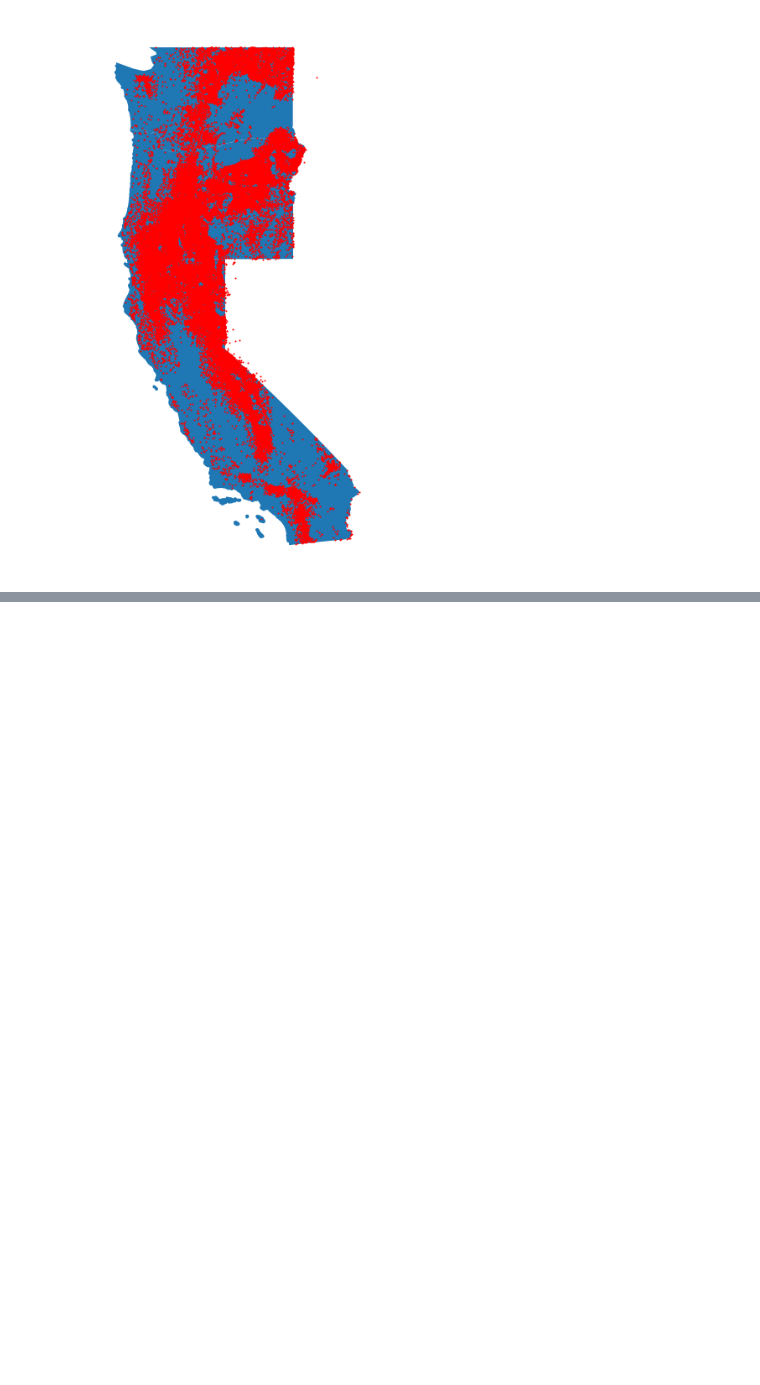
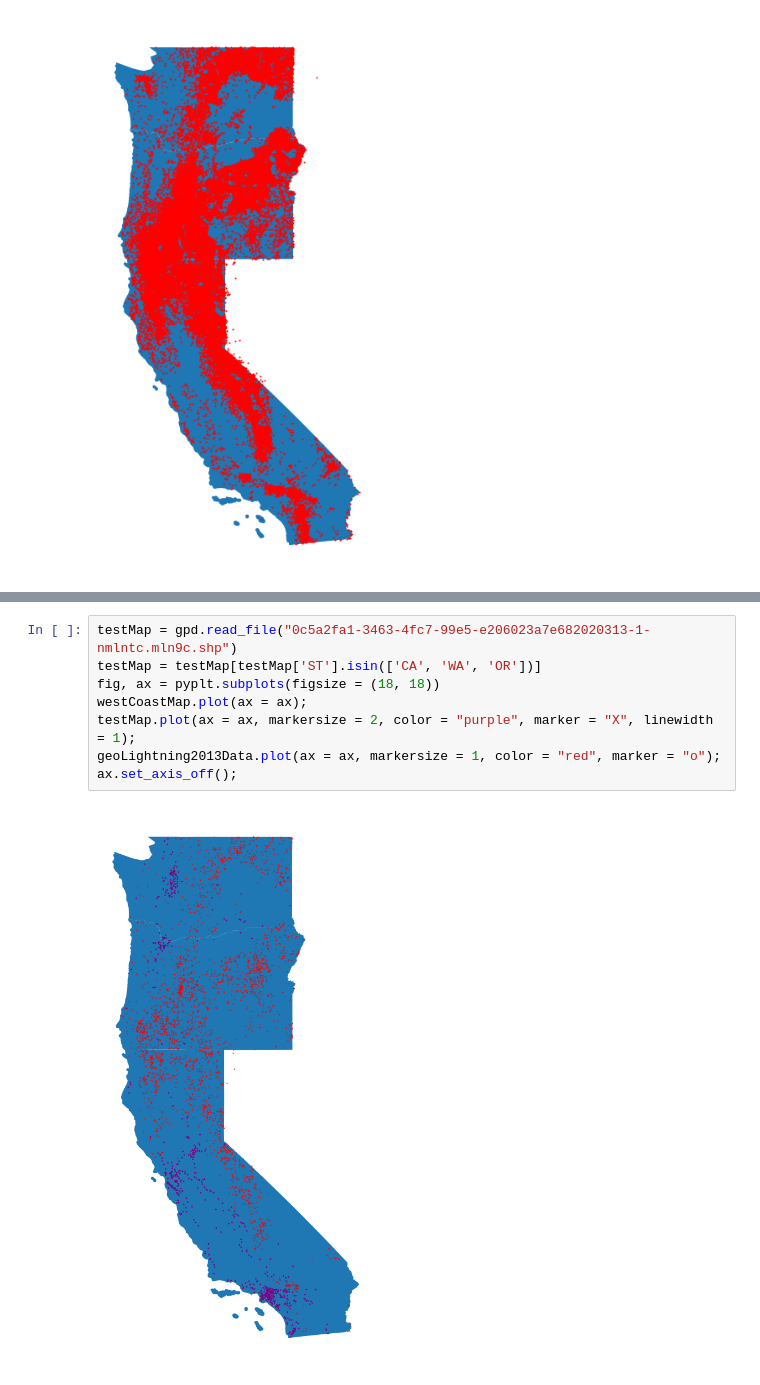
Before and after one commit to tcparchem/CS-418-Semester-Project, a Jupyter notebook: Analysis of Fire Start Data.ipynb, the cells around one changed output, grey strips where cells are left out. Saved outputs shown, nothing was run; the diff lists cells and outputs as text; blank space fills up the shorter version.

```diff
--- a/Analysis of Fire Start Data.ipynb
+++ b/Analysis of Fire Start Data.ipynb
@@ -206,0 +222,10 @@ len(westCoastData['area_ha'])
+# %%
+testMap = gpd.read_file("0c5a2fa1-3463-4fc7-99e5-e206023a7e682020313-1-nmlntc.mln9c.shp")
+testMap = testMap[testMap['ST'].isin(['CA', 'WA', 'OR'])]
+fig, ax = pyplt.subplots(figsize = (18, 18))
+westCoastMap.plot(ax = ax);
+testMap.plot(ax = ax, markersize = 2, color = "purple", marker = "X", linewidth = 1);
+geoLightning2013Data.plot(ax = ax, markersize = 1, color = "red", marker = "o");
+ax.set_axis_off();
+# %% [output]
+[figure, added]
```
Also changed, not shown: parts of 5 cells of this notebook.
